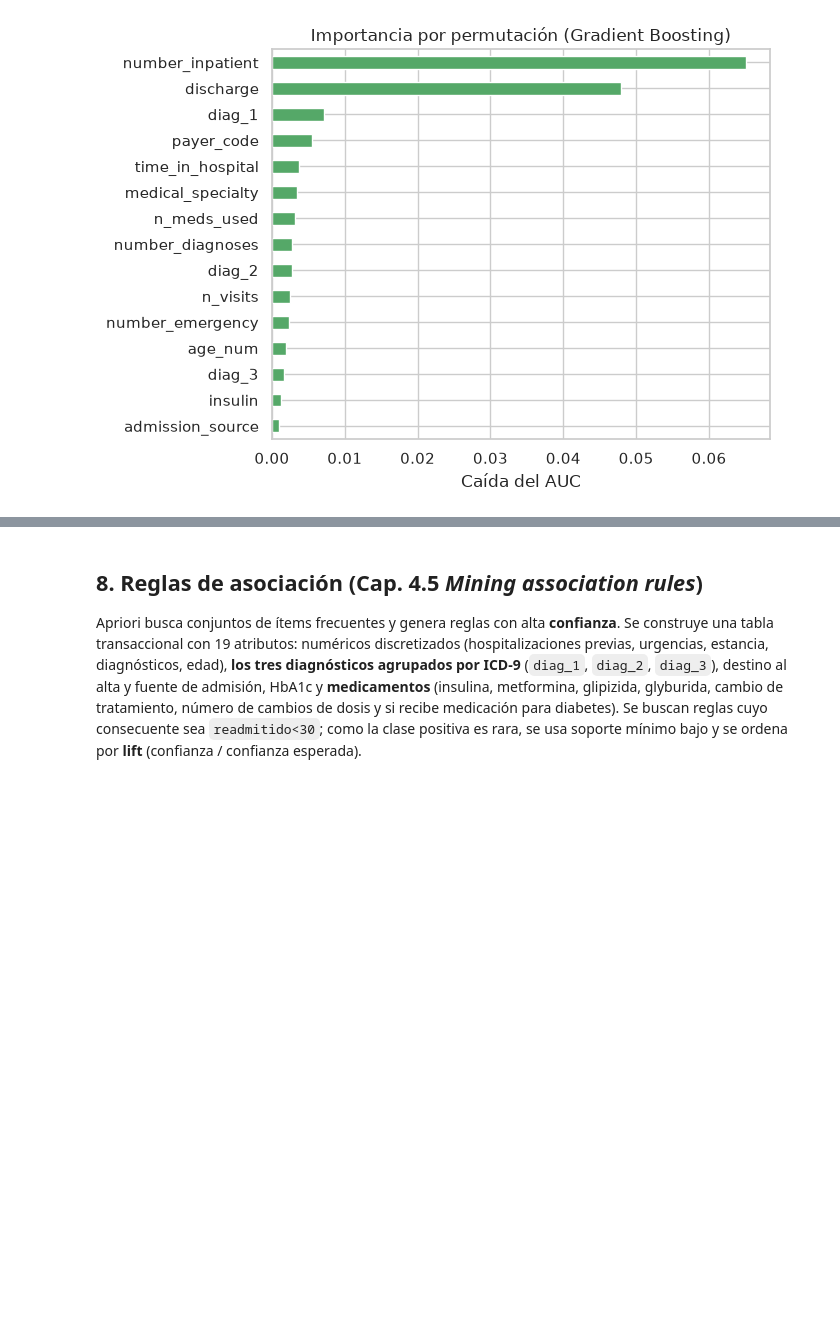
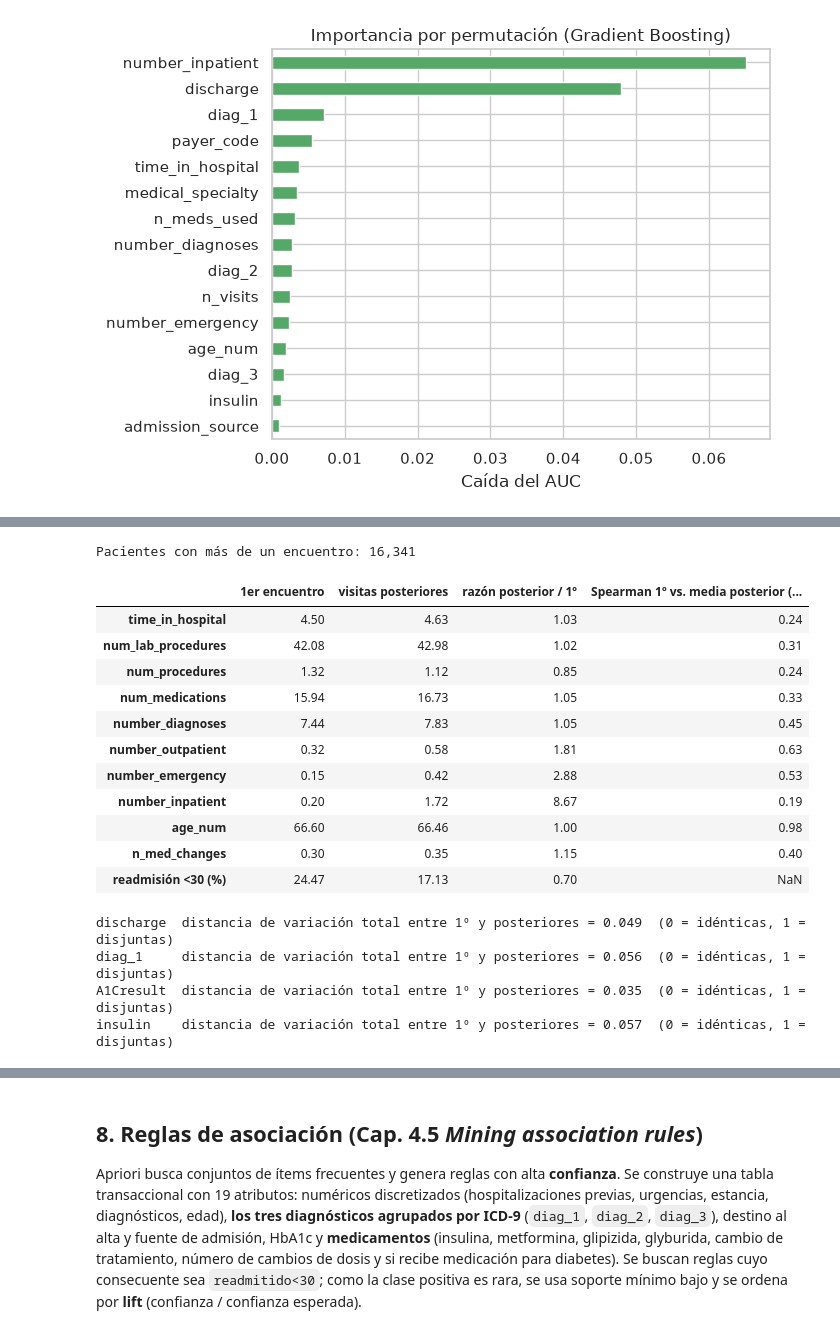
Before and after one commit to danielaestudio02-del/Diabetes, a Jupyter notebook: diabetes_data_mining.ipynb, the cells around one changed output, grey strips where cells are left out. Drawn from its saved outputs; the diff is of its cells as text; code cells hidden in the pictures; blank space fills up the shorter version.

```diff
--- a/diabetes_data_mining.ipynb
+++ b/diabetes_data_mining.ipynb
@@ -747,0 +753,35 @@ AUC en prueba (hold-out 30 % de pacientes): 0.674
+# %%
+first = ~pd.Series(groups).duplicated().values                        # d está ordenado por encounter_id
+multi = pd.Series(groups).map(pd.Series(groups).value_counts()).values > 1
+rep_feat = ["time_in_hospital", "num_lab_procedures", "num_procedures", "num_medications", "number_diagnoses",
+            "number_outpatient", "number_emergency", "number_inpatient", "age_num", "n_med_changes"]
+a, b = d[multi & first], d[multi & ~first]
+print(f"Pacientes con más de un encuentro: {pd.Series(groups[multi]).nunique():,}")
+rep_tab = pd.DataFrame({"1er encuentro": a[rep_feat].mean(), "visitas posteriores": b[rep_feat].mean()})
+rep_tab.loc["readmisión <30 (%)"] = [100 * a.y.mean(), 100 * b.y.mean()]
+rep_tab["razón posterior / 1º"] = rep_tab["visitas posteriores"] / rep_tab["1er encuentro"]
+later = pd.DataFrame(b[rep_feat].values, columns=rep_feat).groupby(groups[multi & ~first]).mean()
+fst = pd.DataFrame(a[rep_feat].values, columns=rep_feat, index=groups[multi & first]).loc[later.index]
+rep_tab["Spearman 1º vs. media posterior (mismo paciente)"] = pd.Series({c: fst[c].corr(later[c], method="spearman") for c in rep_feat})
+display(rep_tab.round(2))
+for c in ["discharge", "diag_1", "A1Cresult", "insulin"]:
+    tv = 0.5 * a[c].value_counts(normalize=True).sub(b[c].value_counts(normalize=True), fill_value=0).abs().sum()
+    print(f"{c:<10} distancia de variación total entre 1º y posteriores = {tv:.3f}  (0 = idénticas, 1 = disjuntas)")
+# %% [output]
+Pacientes con más de un encuentro: 16,341
+|  | 1er encuentro | visitas posteriores | razón posterior / 1º | Spearman 1º vs. media posterior (... |
+| time_in_hospital | 4.50 | 4.63 | 1.03 | 0.24 |
+| num_lab_procedures | 42.08 | 42.98 | 1.02 | 0.31 |
+| num_procedures | 1.32 | 1.12 | 0.85 | 0.24 |
+| num_medications | 15.94 | 16.73 | 1.05 | 0.33 |
+| number_diagnoses | 7.44 | 7.83 | 1.05 | 0.45 |
+| number_outpatient | 0.32 | 0.58 | 1.81 | 0.63 |
+| number_emergency | 0.15 | 0.42 | 2.88 | 0.53 |
+| number_inpatient | 0.20 | 1.72 | 8.67 | 0.19 |
+| age_num | 66.60 | 66.46 | 1.00 | 0.98 |
+| n_med_changes | 0.30 | 0.35 | 1.15 | 0.40 |
+| readmisión <30 (%) | 24.47 | 17.13 | 0.70 | NaN |
+discharge  distancia de variación total entre 1º y posteriores = 0.049  (0 = idénticas, 1 = disjuntas)
+diag_1     distancia de variación total entre 1º y posteriores = 0.056  (0 = idénticas, 1 = disjuntas)
+A1Cresult  distancia de variación total entre 1º y posteriores = 0.035  (0 = idénticas, 1 = disjuntas)
+insulin    distancia de variación total entre 1º y posteriores = 0.057  (0 = idénticas, 1 = disjuntas)
```
Also changed, not shown: parts of 13 cells of this notebook.
